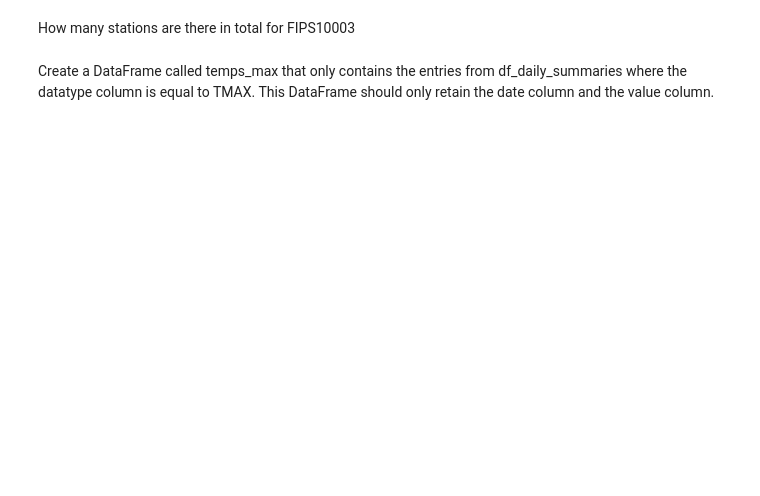
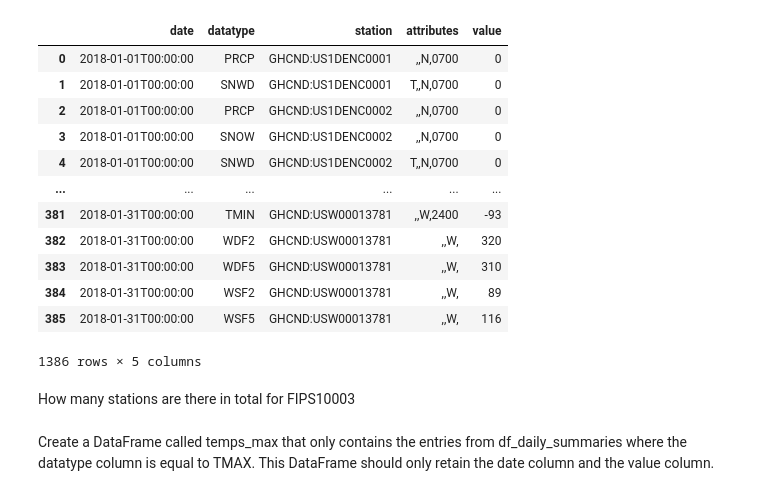
Before and after one commit to kbutalep/DataEngineering.Labs.NOAADailySummaries, a Jupyter notebook: loading_and_graphing_daily_summaries.ipynb, the cells around one changed output. Cells and saved outputs as stored; diff of their text form; code cells hidden in the pictures; blank space fills up the shorter version.

```diff
--- a/loading_and_graphing_daily_summaries.ipynb
+++ b/loading_and_graphing_daily_summaries.ipynb
@@ -6,0 +6,26 @@ ModuleNotFoundError: No module named 'json_helper'
+# %%
+# use json_helper to load all json objects into a dataframe called df_daily_summaries
+file_path = os.path.join('./', 'data', 'daily_summaries')
+
+def read_json(file_path):
+    with open(file_path, 'r') as f:
+        json_obj = json.load(f)
+        return json_obj
+
+
+
+# def read_all_json_files(JSON_ROOT):
+#     df = pd.DataFrame()
+#     ser = pd.Series()
+#     for file_name in os.listdir(JSON_ROOT):
+#         if file_name.find('daily_summaries') == -1:
+#             continue
+#         file_path = 'data/daily_summaries/' + file_name
+#         data = read_json(file_path)
+#         for obj in data['results']:
+#             obj['source'] = file_name
+#         df_daily_summaries = df.append(data['results'])
+#     return df_daily_summaries
+# %%
+df1 = read_json('data/daily_summaries/daily_summaries_FIPS10003_jan_2018_0.json')
+df1 = df1['results']
@@ -7,5 +35,23 @@ ModuleNotFoundError: No module named 'json_helper'
 # %%
 # display a summary of df_daily_summaries
+df_daily_summaries=pd.DataFrame(df1)
+df_daily_summaries=df_daily_summaries.append(df2)
+
+df_daily_summaries
+# %% [output]
+|  | date | datatype | station | attributes | value |
+| 0 | 2018-01-01T00:00:00 | PRCP | GHCND:US1DENC0001 | ,,N,0700 | 0 |
+| 1 | 2018-01-01T00:00:00 | SNWD | GHCND:US1DENC0001 | T,,N,0700 | 0 |
+| 2 | 2018-01-01T00:00:00 | PRCP | GHCND:US1DENC0002 | ,,N,0700 | 0 |
+| 3 | 2018-01-01T00:00:00 | SNOW | GHCND:US1DENC0002 | ,,N,0700 | 0 |
+| 4 | 2018-01-01T00:00:00 | SNWD | GHCND:US1DENC0002 | T,,N,0700 | 0 |
+| ... | ... | ... | ... | ... | ... |
+| 381 | 2018-01-31T00:00:00 | TMIN | GHCND:USW00013781 | ,,W,2400 | -93 |
+| 382 | 2018-01-31T00:00:00 | WDF2 | GHCND:USW00013781 | ,,W, | 320 |
+| 383 | 2018-01-31T00:00:00 | WDF5 | GHCND:USW00013781 | ,,W, | 310 |
+| 384 | 2018-01-31T00:00:00 | WSF2 | GHCND:USW00013781 | ,,W, | 89 |
+| 385 | 2018-01-31T00:00:00 | WSF5 | GHCND:USW00013781 | ,,W, | 116 |
+1386 rows × 5 columns
 # %% [markdown]
 How many stations are there in total for FIPS10003
 # %%
```
Also changed, not shown: parts of 20 cells of this notebook, 2 other files.
